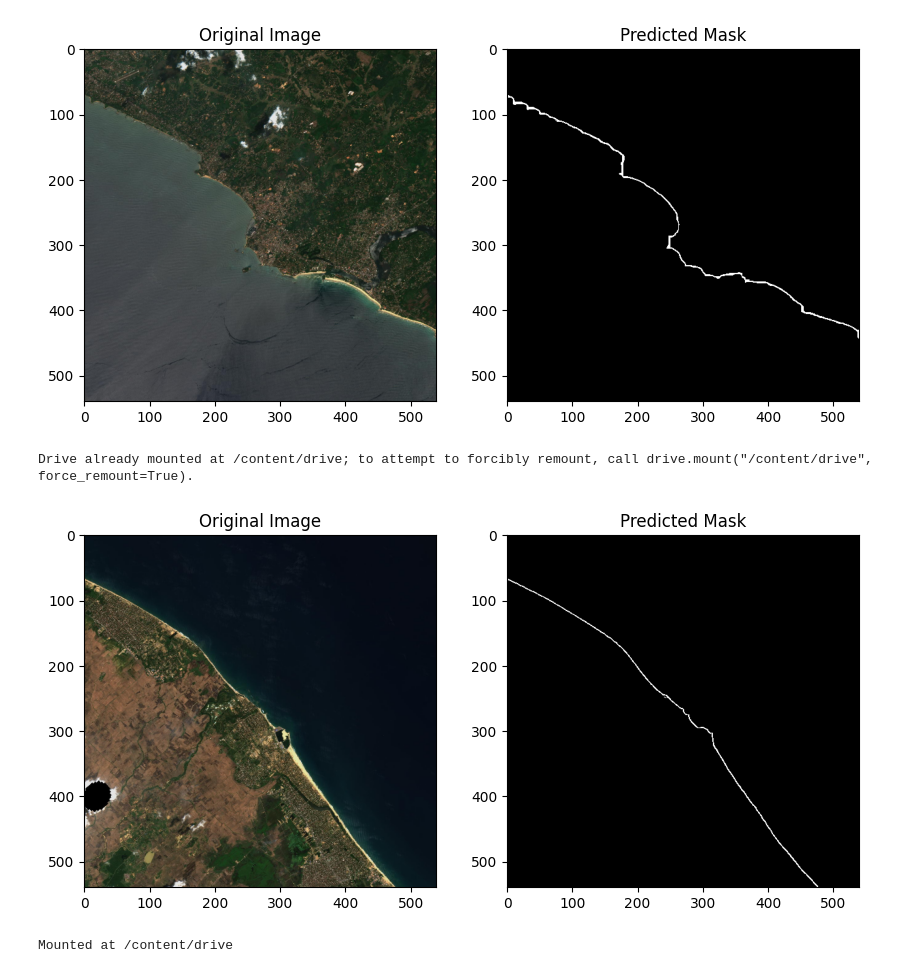
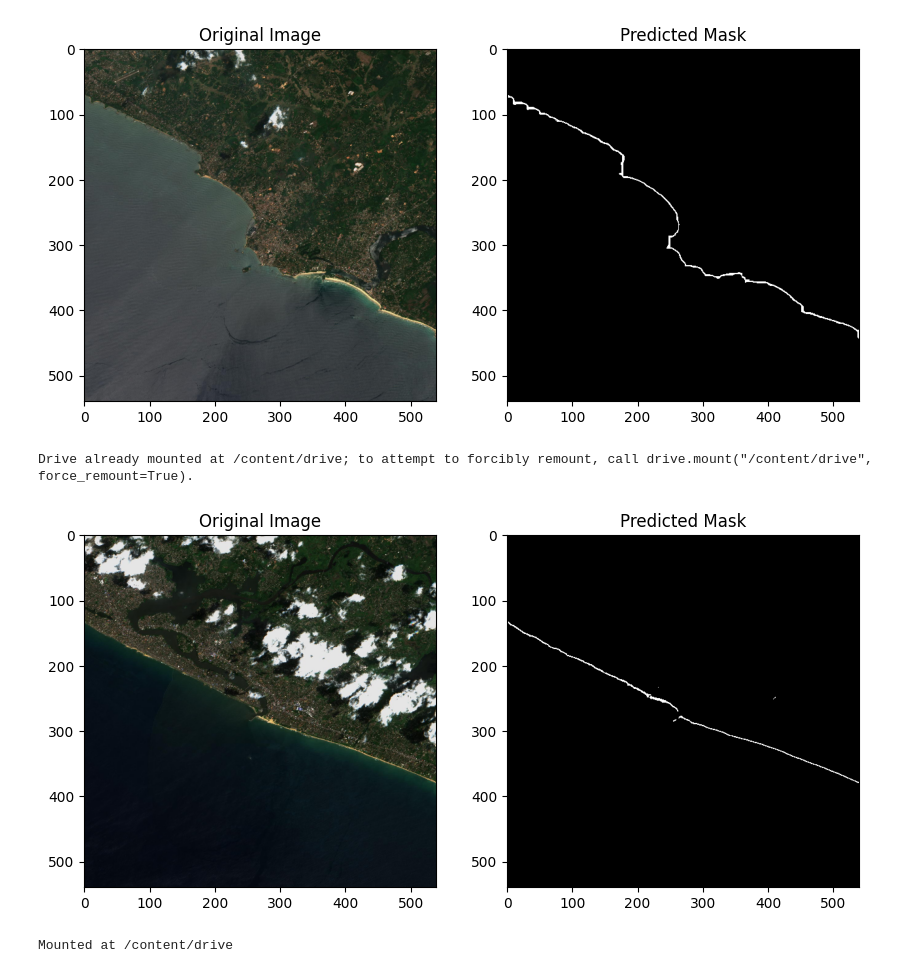
Before and after one commit to WasifAsi/DSGP_GP-19, a Jupyter notebook: Models/DeepLab.ipynb, the cells around one changed output. Drawn from its saved outputs; the diff is of its cells as text; code cells hidden in the pictures.

```diff
--- a/Models/DeepLab.ipynb
+++ b/Models/DeepLab.ipynb
@@ -763,35 +763,35 @@ def predict_mask(model, image_tensor):
         output = model(image_tensor)
         output = torch.sigmoid(output)  # Convert logits to probabilities
         mask = output.squeeze().cpu().numpy()  # Remove batch & channel dimensions
         return (mask > 0.5).astype(np.uint8)  # Threshold at 0.5
 
 # Display Results
 def display_result(image_path, mask):
     original_image = cv2.imread(image_path)
     original_image = cv2.cvtColor(original_image, cv2.COLOR_BGR2RGB)
     #resizing original image
     original_image_resized=cv2.resize(original_image,(540,540))
 
     plt.figure(figsize=(10, 5))
 
     plt.subplot(1, 2, 1)
     plt.imshow(original_image_resized)
     plt.title("Original Image")
 
     plt.subplot(1, 2, 2)
     plt.imshow(mask, cmap="gray")
     plt.title("Predicted Mask")
 
     plt.show()
 
 # Run Inference
-image_path = "sentinel2_void_2019-03-09_Oluvil.jpg"  # Update with test image path
+image_path = "sentinel2_void_2023-11-26_Panadura.jpg"  # Update with test image path
 image_tensor, _ = preprocess_image(image_path)
 predicted_mask = predict_mask(model, image_tensor)
 display_result(image_path, predicted_mask)
 # %% [output]
 Drive already mounted at /content/drive; to attempt to forcibly remount, call drive.mount("/content/drive", force_remount=True).
-[figure, old version]
+[figure, new version]
 # %%
 import torch
 import cv2
```
Also changed, not shown: parts of 2 cells of this notebook.
